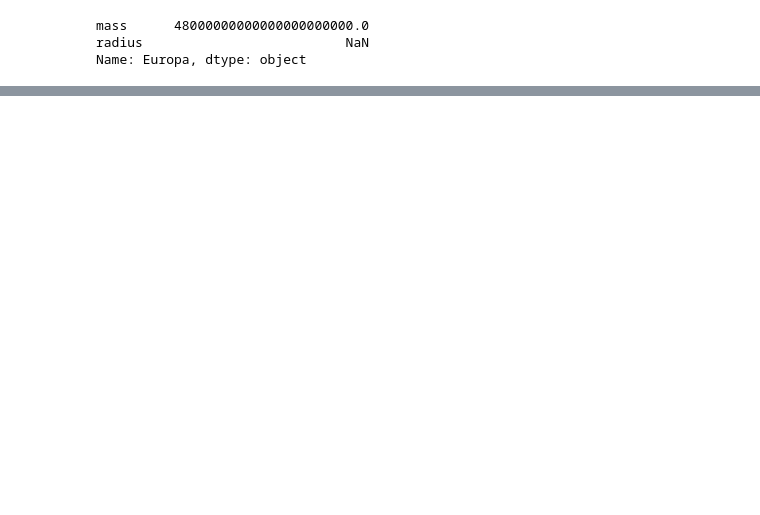
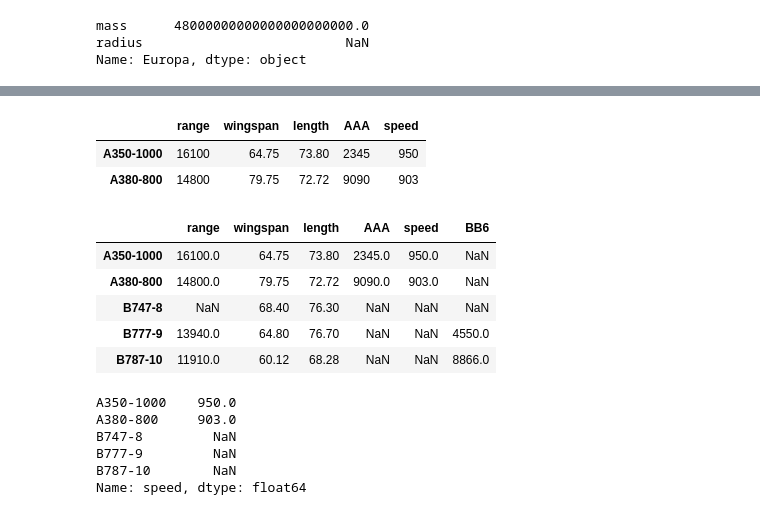
Before and after one commit to rabobahago/python_projects, a Jupyter notebook: scientific_programming_with_python/pandas/dataframe.ipynb, the cells around one changed output, grey strips where cells are left out. Drawn from its saved outputs; the diff is of its cells as text; code cells hidden in the pictures; blank space fills up the shorter version.

Commit message:
data series, dataframe and simple data analysis added

```diff
--- a/scientific_programming_with_python/pandas/dataframe.ipynb
+++ b/scientific_programming_with_python/pandas/dataframe.ipynb
@@ -92,0 +208,10 @@ Name: Europa, dtype: object
+# %%
+import pandas as pd
+import numpy as np
+boeing_wingspan = pd.Series({'B747-8': 68.4, 'B777-9': 64.8, 'B787-10': 60.12}, name='wingspan')
+boeing_length = pd.Series({'B747-8': 76.3, 'B777-9': 76.7, 'B787-10': 68.28}, name='length')
+boeing_range = pd.Series({'B777-9': 13940, 'B787-10': 11910},name='range', dtype=float)
+# %%
+df_boeings = pd.DataFrame({'wingspan':boeing_wingspan, 'length': boeing_length, 'range': boeing_range })
+df_boeings['BB6'] = [np.nan, 4550, 8866]
+df_boeings
@@ -92,0 +223,5 @@ Name: Europa, dtype: object
+# %%
+
+df_airbus = pd.DataFrame({'range': {'A350-1000': 16100, 'A380-800': 14800}, 'wingspan': {'A350-1000': 64.75, 'A380-800': 79.75},'length': {'A350-1000': 73.8, 'A380-800': 72.72} })
+df_airbus['AAA'] = [2345, 9090]
+df_airbus
@@ -92,0 +241,27 @@ Name: Europa, dtype: object
+# %%
+df_airbus['speed'] = [950, 903]
+df_airbus
+# %% [output]
+|  | range | wingspan | length | AAA | speed |
+| A350-1000 | 16100 | 64.75 | 73.80 | 2345 | 950 |
+| A380-800 | 14800 | 79.75 | 72.72 | 9090 | 903 |
+# %%
+df_aircraft = pd.concat((df_airbus , df_boeings))
+df_aircraft
+# %% [output]
+|  | range | wingspan | length | AAA | speed | BB6 |
+| A350-1000 | 16100.0 | 64.75 | 73.80 | 2345.0 | 950.0 | NaN |
+| A380-800 | 14800.0 | 79.75 | 72.72 | 9090.0 | 903.0 | NaN |
+| B747-8 | NaN | 68.40 | 76.30 | NaN | NaN | NaN |
+| B777-9 | 13940.0 | 64.80 | 76.70 | NaN | NaN | 4550.0 |
+| B787-10 | 11910.0 | 60.12 | 68.28 | NaN | NaN | 8866.0 |
+# %%
+speeds = df_aircraft['speed']
+speeds
+# %% [output]
+A350-1000    950.0
+A380-800     903.0
+B747-8         NaN
+B777-9         NaN
+B787-10        NaN
+Name: speed, dtype: float64
```
Also changed, not shown: parts of 33 cells of this notebook, 2 other files.
